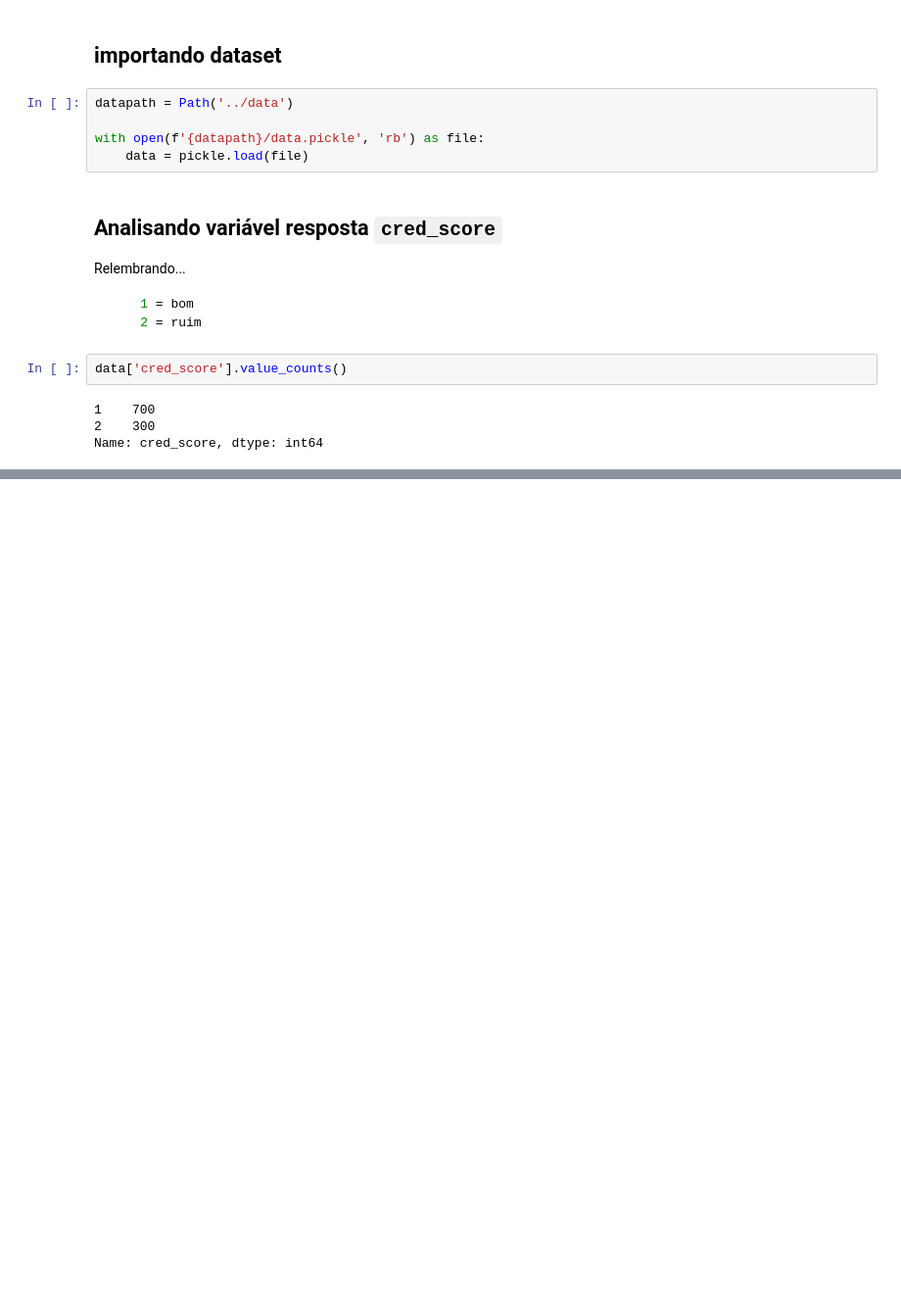
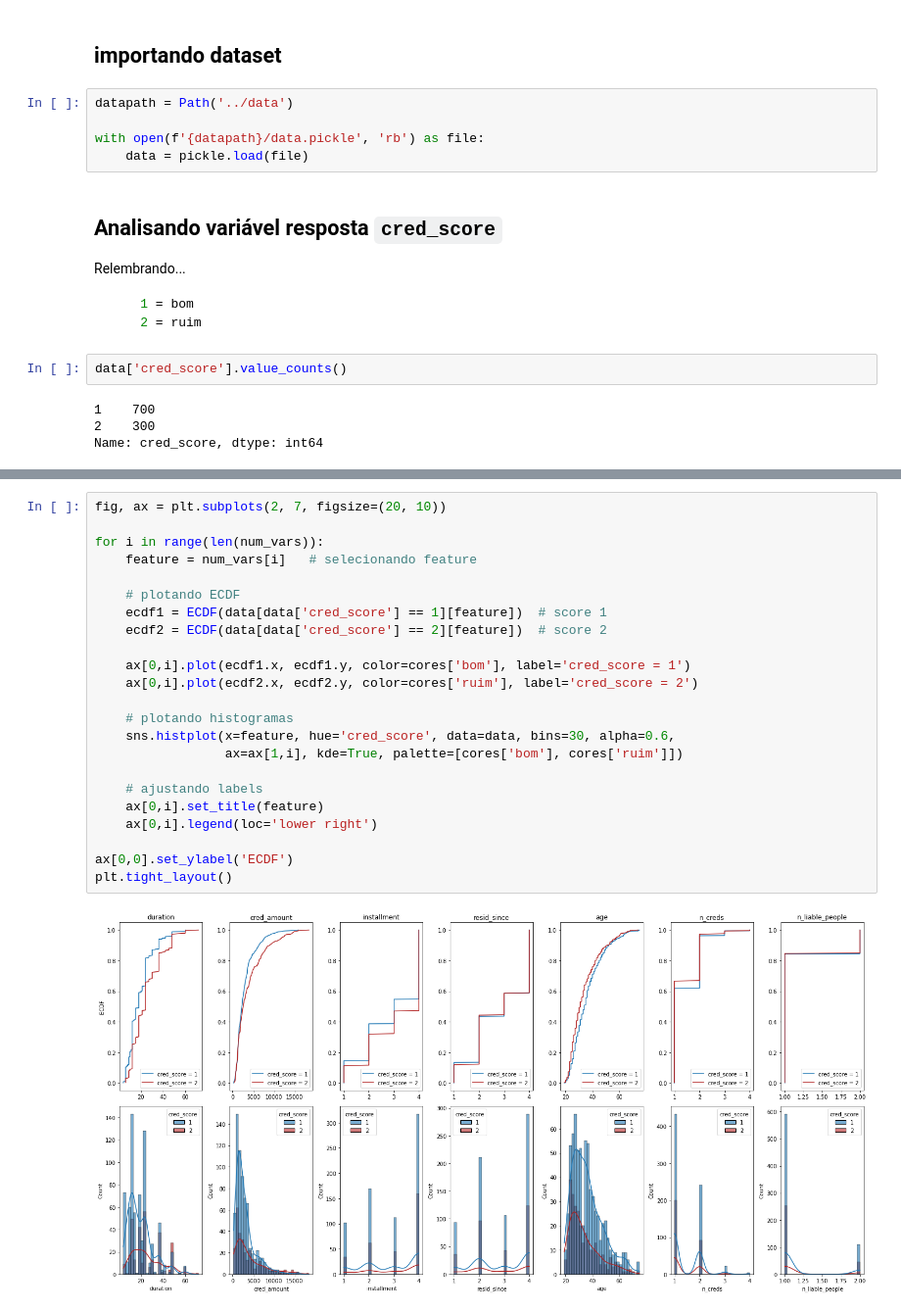
Before and after one commit to Franklin-oliveira/statlog_credit_risk, a Jupyter notebook: notebooks/01_eda.ipynb, the cells around one changed output, grey strips where cells are left out. Shown at 98% size. Cells and saved outputs as stored; diff of their text form; blank space fills up the shorter version.

```diff
--- a/notebooks/01_eda.ipynb
+++ b/notebooks/01_eda.ipynb
@@ -34,0 +112,25 @@ Name: cred_score, dtype: int64
+# %%
+fig, ax = plt.subplots(2, 7, figsize=(20, 10))
+
+for i in range(len(num_vars)):
+    feature = num_vars[i]   # selecionando feature
+
+    # plotando ECDF
+    ecdf1 = ECDF(data[data['cred_score'] == 1][feature])  # score 1
+    ecdf2 = ECDF(data[data['cred_score'] == 2][feature])  # score 2
+
+    ax[0,i].plot(ecdf1.x, ecdf1.y, color=cores['bom'], label='cred_score = 1')
+    ax[0,i].plot(ecdf2.x, ecdf2.y, color=cores['ruim'], label='cred_score = 2')
+
+    # plotando histogramas
+    sns.histplot(x=feature, hue='cred_score', data=data, bins=30, alpha=0.6,
+                 ax=ax[1,i], kde=True, palette=[cores['bom'], cores['ruim']])
+
+    # ajustando labels
+    ax[0,i].set_title(feature)
+    ax[0,i].legend(loc='lower right')
+
+ax[0,0].set_ylabel('ECDF')
+plt.tight_layout()
+# %% [output]
+[figure, added]
```
Also changed, not shown: parts of 13 cells of this notebook, 2 other files.
